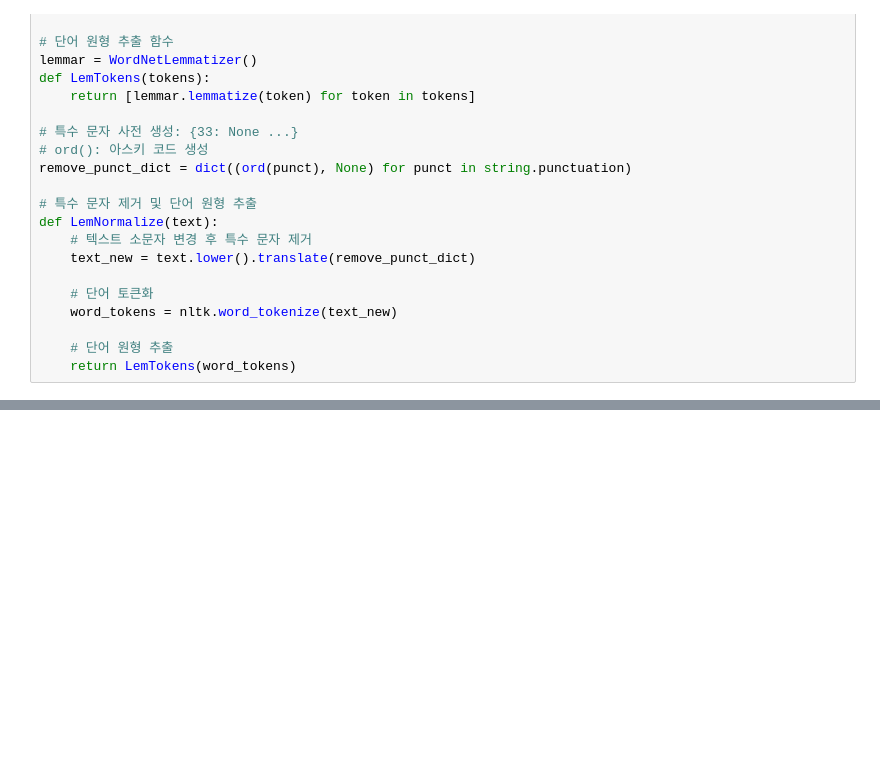
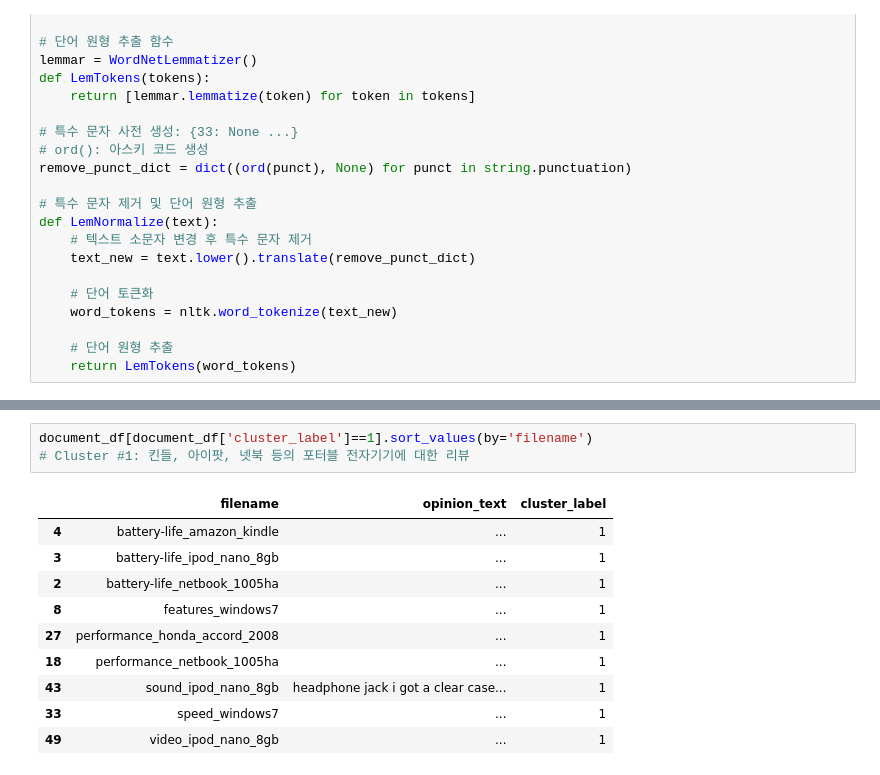
Before and after one commit to JJJJeon/ESAA, a Jupyter notebook: OB_9주차_2.ipynb, the cells around one changed output, grey strips where cells are left out. Saved outputs shown, nothing was run; the diff lists cells and outputs as text; blank space fills up the shorter version.

```diff
--- a/OB_9주차_2.ipynb
+++ b/OB_9주차_2.ipynb
@@ -403,0 +133,14 @@ Logistic Regression 정확도:  0.86186
+# %%
+document_df[document_df['cluster_label']==1].sort_values(by='filename')
+# Cluster #1: 킨들, 아이팟, 넷북 등의 포터블 전자기기에 대한 리뷰
+# %% [output]
+|  | filename | opinion_text | cluster_label |
+| 4 | battery-life_amazon_kindle | ... | 1 |
+| 3 | battery-life_ipod_nano_8gb | ... | 1 |
+| 2 | battery-life_netbook_1005ha | ... | 1 |
+| 8 | features_windows7 | ... | 1 |
+| 27 | performance_honda_accord_2008 | ... | 1 |
+| 18 | performance_netbook_1005ha | ... | 1 |
+| 43 | sound_ipod_nano_8gb | headphone jack i got a clear case... | 1 |
+| 33 | speed_windows7 | ... | 1 |
+| 49 | video_ipod_nano_8gb | ... | 1 |
```
Also changed, not shown: parts of 48 cells of this notebook.
